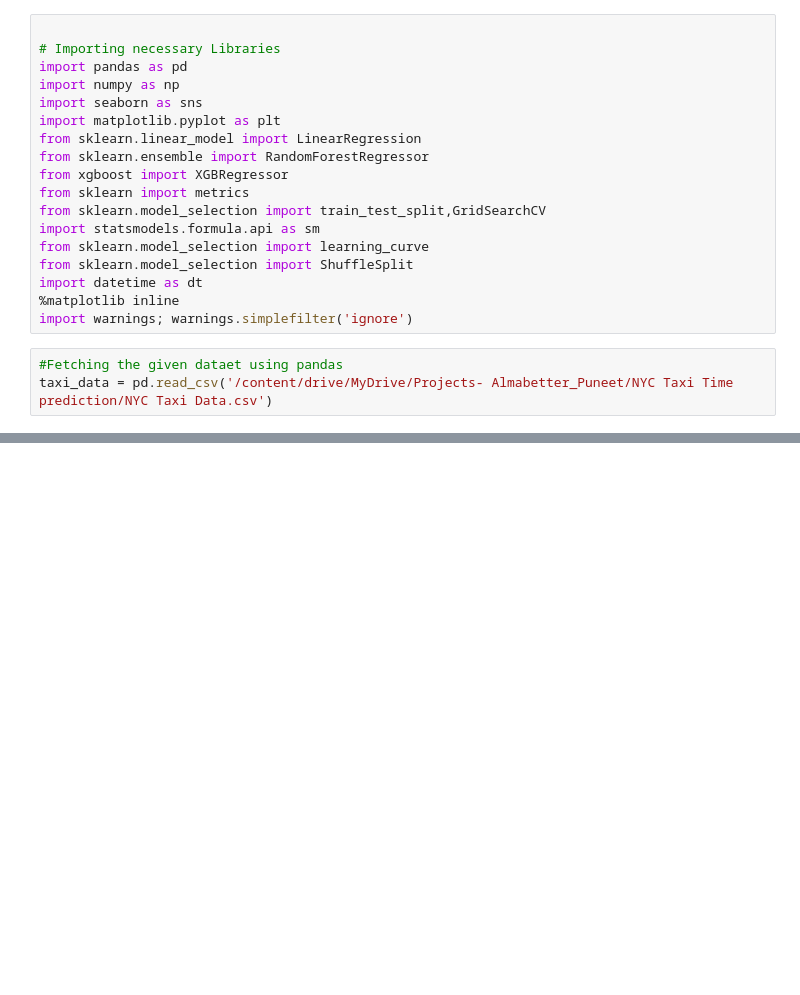
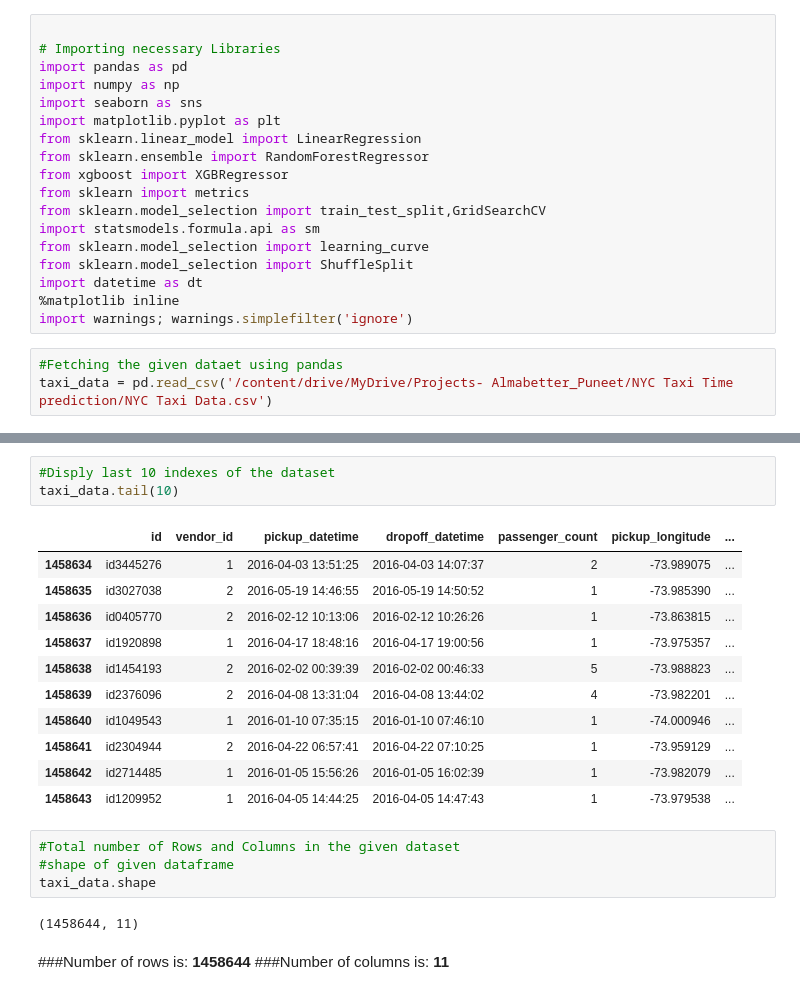
Before and after one commit to PUNEETSUBHANJI/NYC_Taxi_Trip_Time_prediction, a Jupyter notebook: NYC_Taxi_Trip_Time_prediction.ipynb, the cells around one changed output, grey strips where cells are left out. Saved outputs shown, nothing was run; the diff lists cells and outputs as text; blank space fills up the shorter version.

```diff
--- a/NYC_Taxi_Trip_Time_prediction.ipynb
+++ b/NYC_Taxi_Trip_Time_prediction.ipynb
@@ -60,0 +51,24 @@ taxi_data = pd.read_csv('/content/drive/MyDrive/Projects- Almabetter_Puneet/NYC
+# %%
+#Disply last 10 indexes of the dataset
+taxi_data.tail(10)
+# %% [output]
+|  | id | vendor_id | pickup_datetime | dropoff_datetime | passenger_count | pickup_longitude | ... |
+| 1458634 | id3445276 | 1 | 2016-04-03 13:51:25 | 2016-04-03 14:07:37 | 2 | -73.989075 | ... |
+| 1458635 | id3027038 | 2 | 2016-05-19 14:46:55 | 2016-05-19 14:50:52 | 1 | -73.985390 | ... |
+| 1458636 | id0405770 | 2 | 2016-02-12 10:13:06 | 2016-02-12 10:26:26 | 1 | -73.863815 | ... |
+| 1458637 | id1920898 | 1 | 2016-04-17 18:48:16 | 2016-04-17 19:00:56 | 1 | -73.975357 | ... |
+| 1458638 | id1454193 | 2 | 2016-02-02 00:39:39 | 2016-02-02 00:46:33 | 5 | -73.988823 | ... |
+| 1458639 | id2376096 | 2 | 2016-04-08 13:31:04 | 2016-04-08 13:44:02 | 4 | -73.982201 | ... |
+| 1458640 | id1049543 | 1 | 2016-01-10 07:35:15 | 2016-01-10 07:46:10 | 1 | -74.000946 | ... |
+| 1458641 | id2304944 | 2 | 2016-04-22 06:57:41 | 2016-04-22 07:10:25 | 1 | -73.959129 | ... |
+| 1458642 | id2714485 | 1 | 2016-01-05 15:56:26 | 2016-01-05 16:02:39 | 1 | -73.982079 | ... |
+| 1458643 | id1209952 | 1 | 2016-04-05 14:44:25 | 2016-04-05 14:47:43 | 1 | -73.979538 | ... |
+# %%
+#Total number of Rows and Columns in the given dataset
+#shape of given dataframe
+taxi_data.shape
+# %% [output]
+(1458644, 11)
+# %% [markdown]
+###Number of rows is:  **1458644**
+###Number of columns is:  **11**
```
Also changed, not shown: parts of 18 cells of this notebook.
